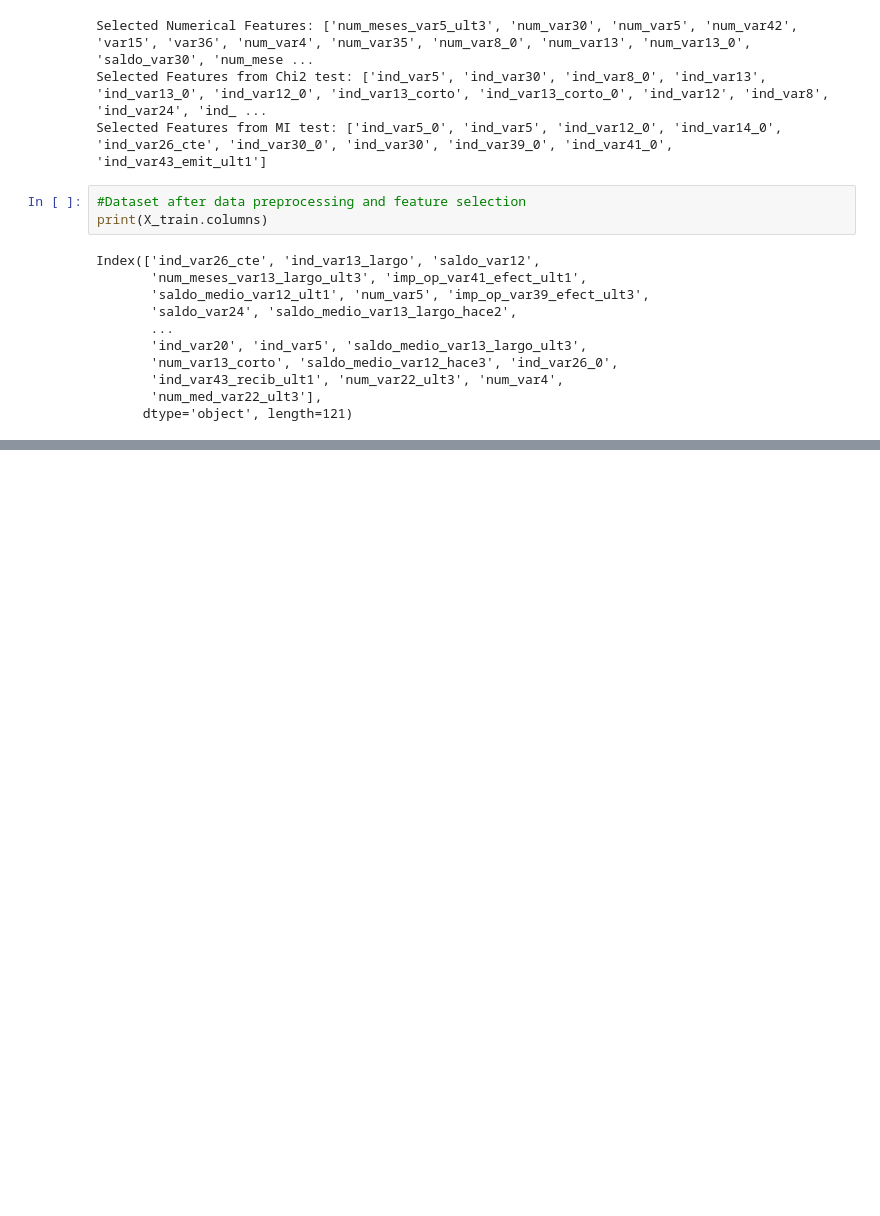
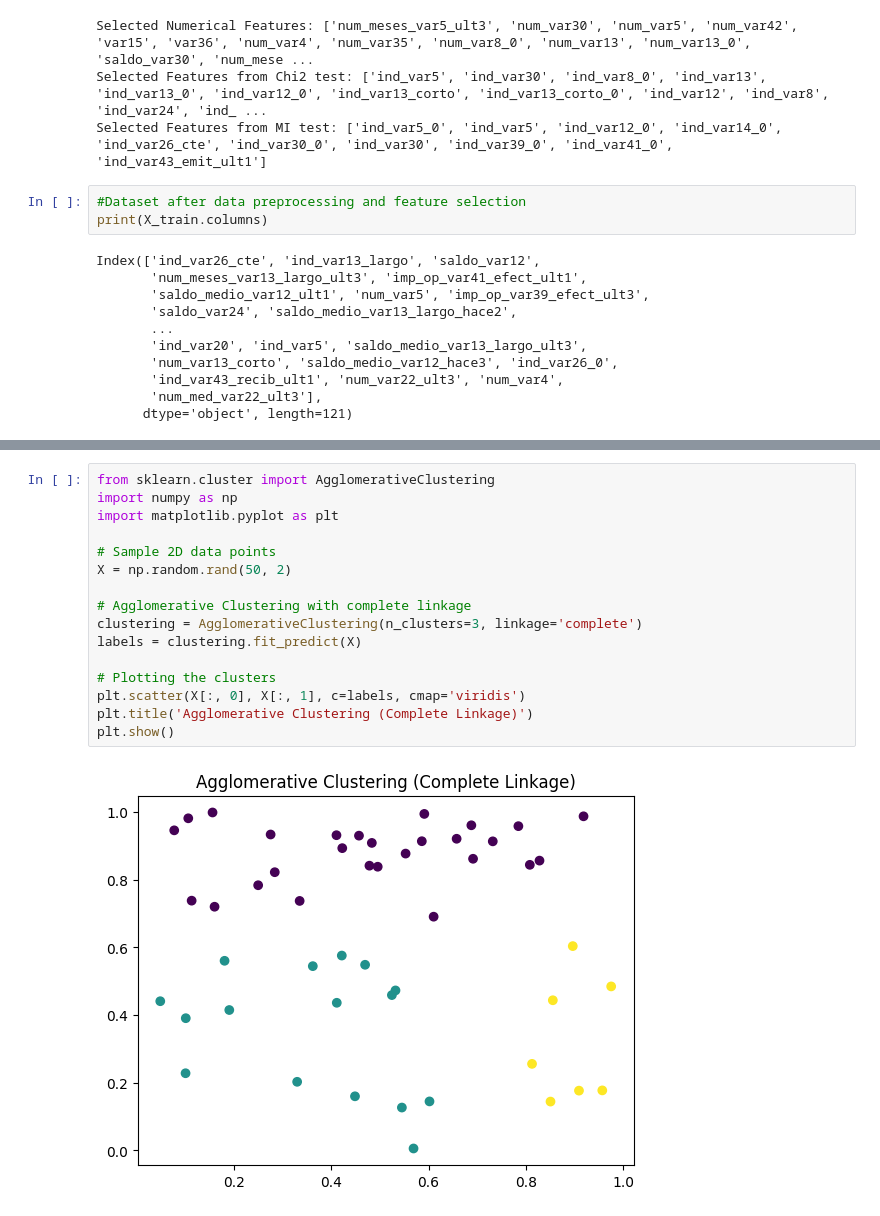
Before and after one commit to SameekshaPadigelawar/ML-lab, a Jupyter notebook: MLlab162.ipynb, the cells around one changed output, grey strips where cells are left out. Saved outputs shown, nothing was run; the diff lists cells and outputs as text; blank space fills up the shorter version.

```diff
--- a/MLlab162.ipynb
+++ b/MLlab162.ipynb
@@ -736,0 +1061,18 @@ Please also refer to the documentation for alternative solver options:
+# %%
+from sklearn.cluster import AgglomerativeClustering
+import numpy as np
+import matplotlib.pyplot as plt
+
+# Sample 2D data points
+X = np.random.rand(50, 2)
+
+# Agglomerative Clustering with complete linkage
+clustering = AgglomerativeClustering(n_clusters=3, linkage='complete')
+labels = clustering.fit_predict(X)
+
+# Plotting the clusters
+plt.scatter(X[:, 0], X[:, 1], c=labels, cmap='viridis')
+plt.title('Agglomerative Clustering (Complete Linkage)')
+plt.show()
+# %% [output]
+[figure, added]
```
Also changed, not shown: parts of 22 cells of this notebook.
